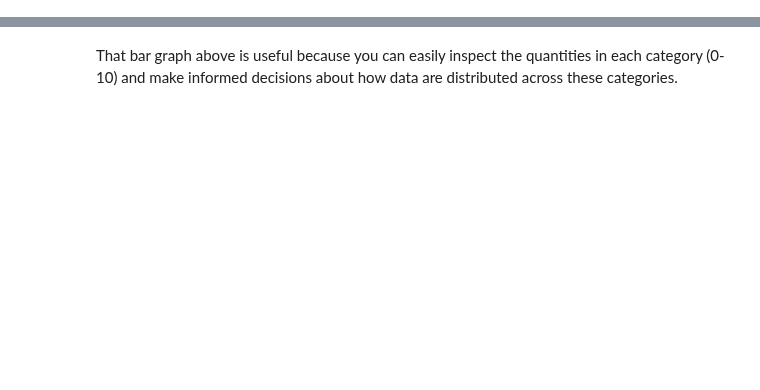
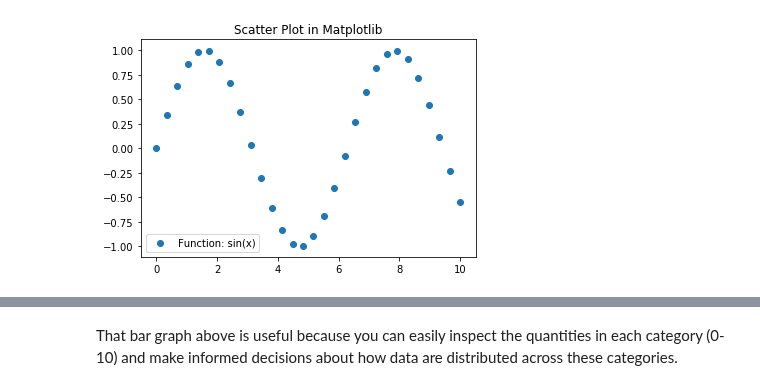
Before and after one commit to learn-co-curriculum/dsc-data-viz, a Jupyter notebook: index.ipynb, the cells around one changed output, grey strips where cells are left out. Cells and saved outputs as stored; diff of their text form; code cells hidden in the pictures; blank space fills up the shorter version.

```diff
--- a/index.ipynb
+++ b/index.ipynb
@@ -125,0 +52,8 @@ ax.legend(["Function: $sin(x)$"]); # the dollar signs mean this is mathtext: htt
+# %%
+# Pass in x and y values with a label
+plt.scatter(x, y, label = "Function: sin(x)" )
+plt.title('Scatter Plot in Matplotlib')
+plt.legend()
+plt.show()
+# %% [output]
+[figure, added]
```
Also changed, not shown: parts of 35 cells of this notebook, 22 other files.
